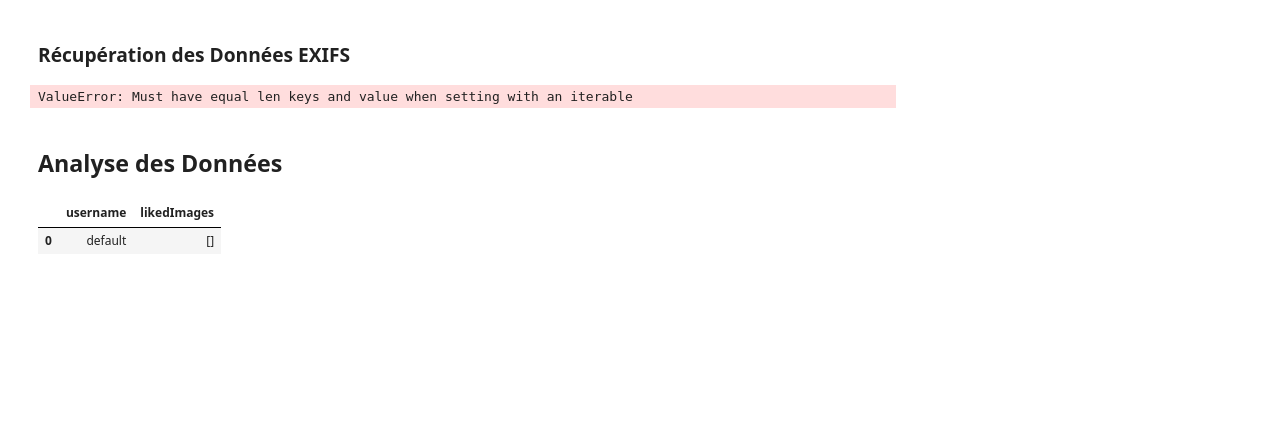
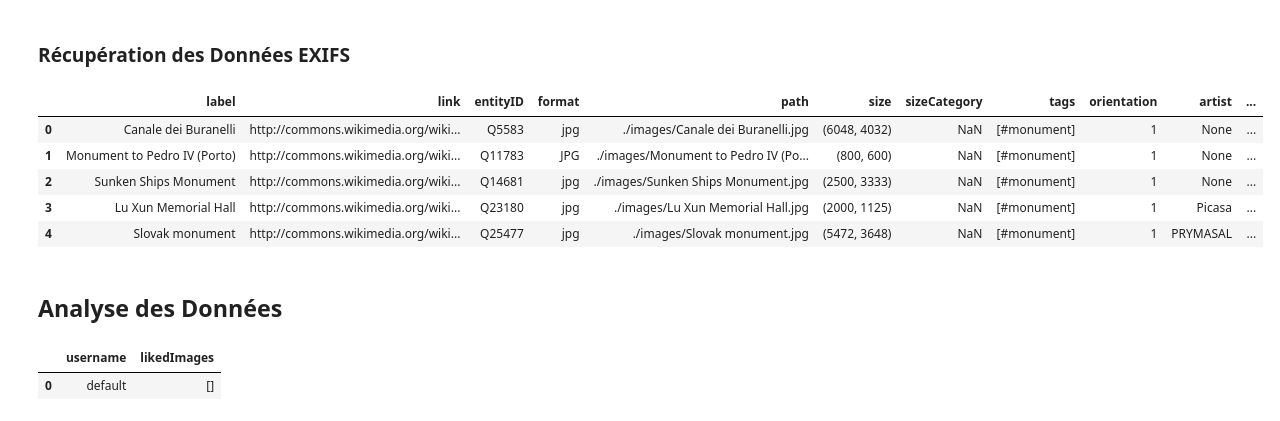
Before and after one commit to hugues-boisdon/DataMining2024, a Jupyter notebook: projet.ipynb, the cells around one changed output. Saved outputs shown, nothing was run; the diff lists cells and outputs as text; code cells hidden in the pictures; blank space fills up the shorter version.

```diff
--- a/projet.ipynb
+++ b/projet.ipynb
@@ -108,31 +112,44 @@ for i in range(len(dataframe.index)):
 # %%
 dataframe = jsonToDataframe(dataPath)
 
 wantedExifs = [274, 315, 306, 272]
 columnNames = ["orientation", "artist", "date", 'appareil']
 
 for i,tag in enumerate(wantedExifs):
     dataframe[columnNames[i]] = None
 
+
 # On parcours les entrées
 for i in range(len(dataframe.index)):
     path = dataframe._get_value(i,"path")
     img = PIL.Image.open(path)
     exif_data = img._getexif()
     img.close()
 
     dataframe.at[i, "size"] = img.size
+    if img.size[0] < img.size[1]:
+        dataframe.at[i, "orientation"] = 0
+    else:
+        dataframe.at[i, "orientation"] = 1
+
     if exif_data:
       for tag in exif_data:
-          if tag in wantedExifs:
-              dataframe.at[i, columnNames[wantedExifs.index(tag)]] = exif_data[tag]
+            if tag in wantedExifs:
+                dataframe.at[i, columnNames[wantedExifs.index(tag)]] = exif_data[tag]
+
+dataframe.astype({'orientation': 'int32'})
 
 # On enregistre les données au format JSON
-dataframeToJson(dataPath)
+dataframeToJson(dataPath, dataframe)
 
 dataframe
 # %% [output]
-ValueError: Must have equal len keys and value when setting with an iterable
+|  | label | link | entityID | format | path | size | sizeCategory | tags | orientation | artist | ... |
+| 0 | Canale dei Buranelli | http://commons.wikimedia.org/wiki... | Q5583 | jpg | ./images/Canale dei Buranelli.jpg | (6048, 4032) | NaN | [#monument] | 1 | None | ... |
+| 1 | Monument to Pedro IV (Porto) | http://commons.wikimedia.org/wiki... | Q11783 | JPG | ./images/Monument to Pedro IV (Po... | (800, 600) | NaN | [#monument] | 1 | None | ... |
+| 2 | Sunken Ships Monument | http://commons.wikimedia.org/wiki... | Q14681 | jpg | ./images/Sunken Ships Monument.jpg | (2500, 3333) | NaN | [#monument] | 1 | None | ... |
+| 3 | Lu Xun Memorial Hall | http://commons.wikimedia.org/wiki... | Q23180 | jpg | ./images/Lu Xun Memorial Hall.jpg | (2000, 1125) | NaN | [#monument] | 1 | Picasa | ... |
+| 4 | Slovak monument | http://commons.wikimedia.org/wiki... | Q25477 | jpg | ./images/Slovak monument.jpg | (5472, 3648) | NaN | [#monument] | 1 | PRYMASAL | ... |
 # %% [markdown]
 ## Analyse des Données
 # %%
```
Also changed, not shown: parts of 6 cells of this notebook, 2 other files.
